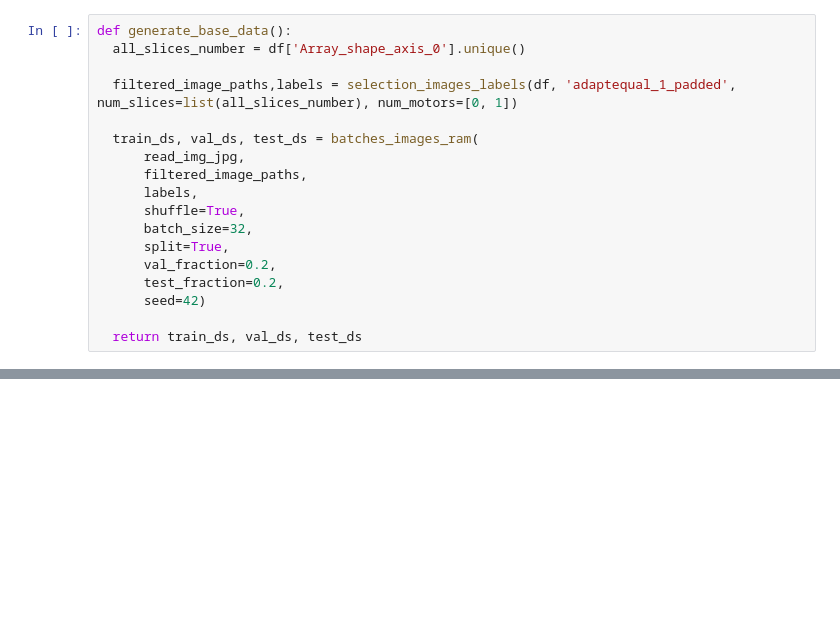
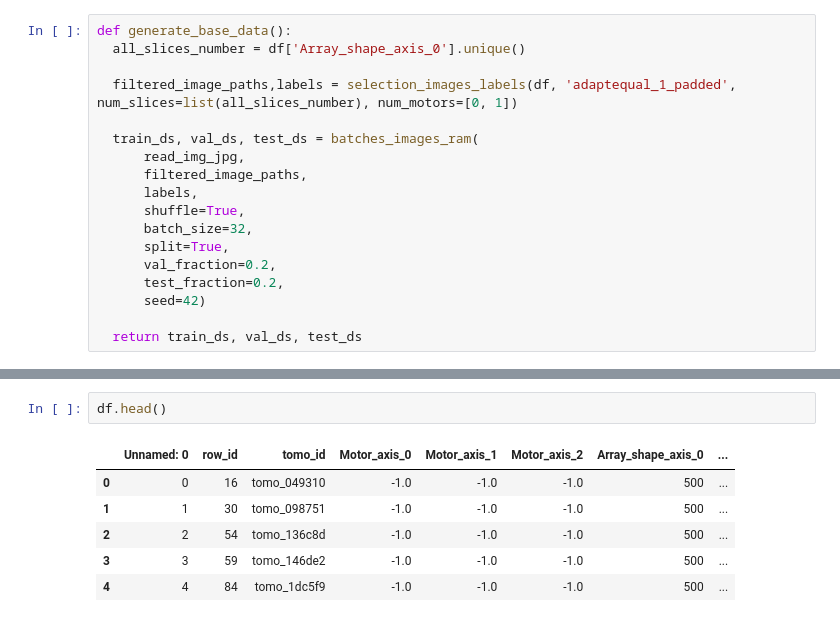
Before and after one commit to mc-will/BYU_Locating-Bacterial_Flagellar_Motors_2025, a Jupyter notebook: notebooks/ThomasDenoirjean_test_workflow.ipynb, the cells around one changed output, grey strips where cells are left out. Drawn from its saved outputs; the diff is of its cells as text; blank space fills up the shorter version.

```diff
--- a/notebooks/ThomasDenoirjean_test_workflow.ipynb
+++ b/notebooks/ThomasDenoirjean_test_workflow.ipynb
@@ -397,0 +337,9 @@ df_regression
+# %%
+df.head()
+# %% [output]
+|  | Unnamed: 0 | row_id | tomo_id | Motor_axis_0 | Motor_axis_1 | Motor_axis_2 | Array_shape_axis_0 | ... |
+| 0 | 0 | 16 | tomo_049310 | -1.0 | -1.0 | -1.0 | 500 | ... |
+| 1 | 1 | 30 | tomo_098751 | -1.0 | -1.0 | -1.0 | 500 | ... |
+| 2 | 2 | 54 | tomo_136c8d | -1.0 | -1.0 | -1.0 | 500 | ... |
+| 3 | 3 | 59 | tomo_146de2 | -1.0 | -1.0 | -1.0 | 500 | ... |
+| 4 | 4 | 84 | tomo_1dc5f9 | -1.0 | -1.0 | -1.0 | 500 | ... |
```
Also changed, not shown: parts of 29 cells of this notebook, 1 other file.
